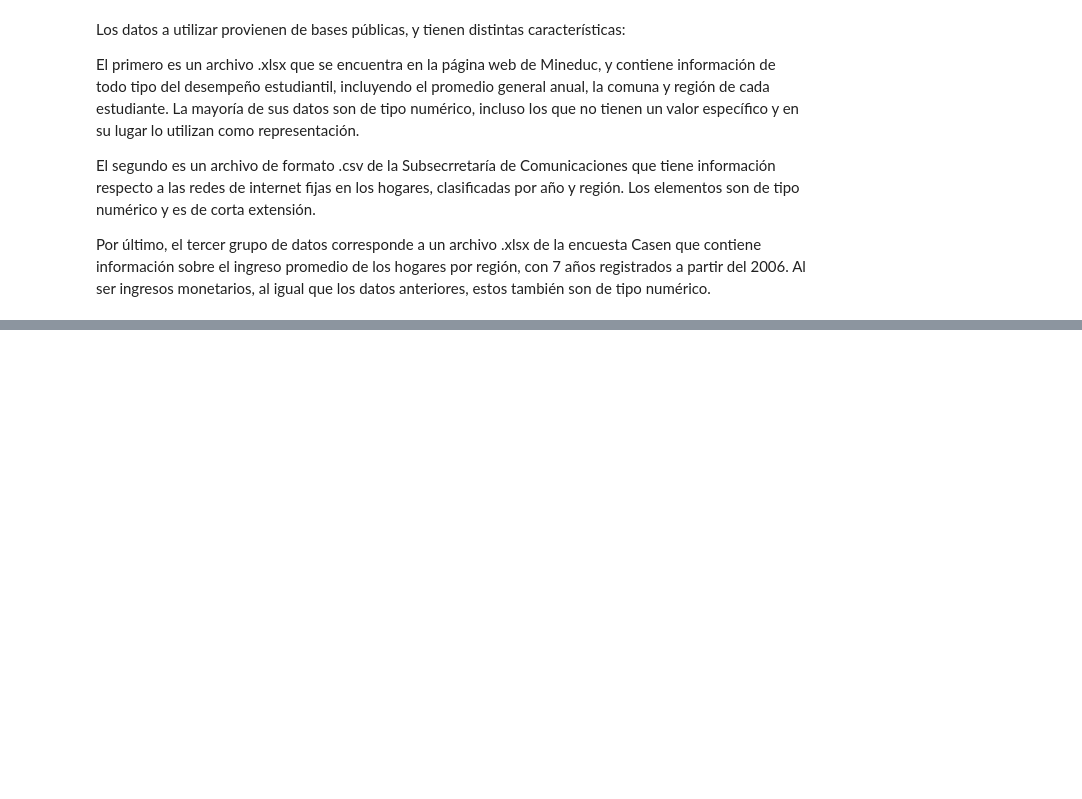
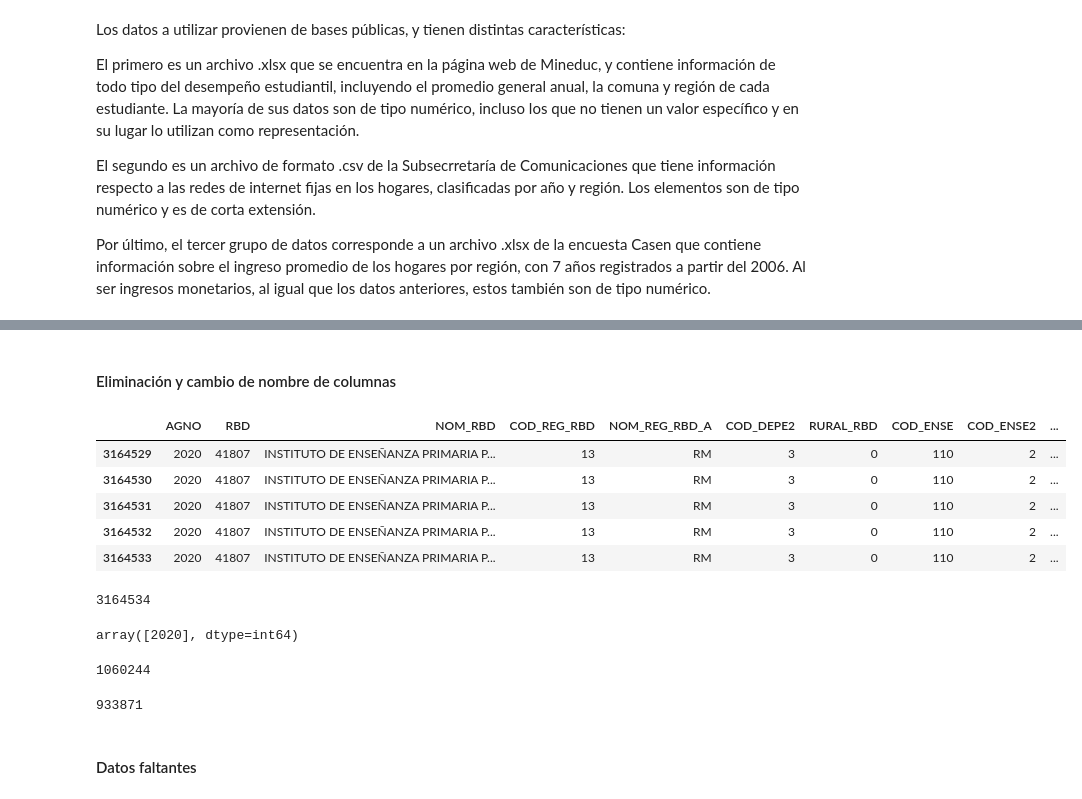
Before and after one commit to MarceVU/Proyecto---Cs-de-Datos, a Jupyter notebook: Proyecto.ipynb, the cells around one changed output, grey strips where cells are left out. Saved outputs shown, nothing was run; the diff lists cells and outputs as text; code cells hidden in the pictures; blank space fills up the shorter version.

```diff
--- a/Proyecto.ipynb
+++ b/Proyecto.ipynb
@@ -23,0 +124,2 @@ Por último, el tercer grupo de datos corresponde a un archivo .xlsx de la encue
+# %%
+dat=pd.read_csv('Propuesta/20210223_Rendimiento_2020_20210131_WEB.csv',delimiter=';')
@@ -23,0 +152,24 @@ Por último, el tercer grupo de datos corresponde a un archivo .xlsx de la encue
+# %% [markdown]
+#### Eliminación y cambio de nombre de columnas
+# %%
+keep_cols = ['AGNO', 'RBD', 'NOM_RBD', 'COD_REG_RBD', 'NOM_REG_RBD_A', 'COD_DEPE2',
+            'RURAL_RBD', 'COD_ENSE', 'COD_ENSE2', 'COD_GRADO', 'PROM_GRAL', 'SIT_FIN_R']
+dat = dat[keep_cols]
+dat.reset_index(drop=True, inplace=True)
+# %%
+dat.tail()
+# %% [output]
+|  | AGNO | RBD | NOM_RBD | COD_REG_RBD | NOM_REG_RBD_A | COD_DEPE2 | RURAL_RBD | COD_ENSE | COD_ENSE2 | ... |
+| 3164529 | 2020 | 41807 | INSTITUTO DE ENSEÑANZA PRIMARIA P... | 13 | RM | 3 | 0 | 110 | 2 | ... |
+| 3164530 | 2020 | 41807 | INSTITUTO DE ENSEÑANZA PRIMARIA P... | 13 | RM | 3 | 0 | 110 | 2 | ... |
+| 3164531 | 2020 | 41807 | INSTITUTO DE ENSEÑANZA PRIMARIA P... | 13 | RM | 3 | 0 | 110 | 2 | ... |
+| 3164532 | 2020 | 41807 | INSTITUTO DE ENSEÑANZA PRIMARIA P... | 13 | RM | 3 | 0 | 110 | 2 | ... |
+| 3164533 | 2020 | 41807 | INSTITUTO DE ENSEÑANZA PRIMARIA P... | 13 | RM | 3 | 0 | 110 | 2 | ... |
+# %%
+dat.rename(columns={'AGNO': 'AÑO', 'COD_DEPE2': 'COD_DEPENDENCIA', 'COD_ENSE': 'COD_ENSEÑANZA',
+                   'COD_ENSE2': 'COD_ENSEÑANZA2', 'SIT_FIN_R': 'SIT_FINAL'}, inplace=True)
+print(len(dat))
+dat['AÑO'].unique()
+# %% [output]
+3164534
+array([2020], dtype=int64)
@@ -23,0 +178,20 @@ Por último, el tercer grupo de datos corresponde a un archivo .xlsx de la encue
+# %%
+# Ciclo que recorre una lista con los códigos de grados de enseñanza básica
+for cod in [110, 160, 161, 163, 165, 167]:
+    # Se eliminan todos los registros con el código "cod" de la iteración
+    dat=dat[dat['COD_ENSEÑANZA'] != cod]
+dat.reset_index(drop=True, inplace=True)
+len(dat)
+# %% [output]
+1060244
+# %%
+# Ciclo que recorre una lista con los códigos de grados de enseñanza básica
+for cod in [6, 8]:
+    # Se eliminan todos los registros con el código "cod" de la iteración
+    dat=dat[dat['COD_ENSEÑANZA2'] != cod]
+dat.reset_index(drop=True, inplace=True)
+len(dat)
+# %% [output]
+933871
+# %% [markdown]
+#### Datos faltantes
```
Also changed, not shown: parts of 22 cells of this notebook.
